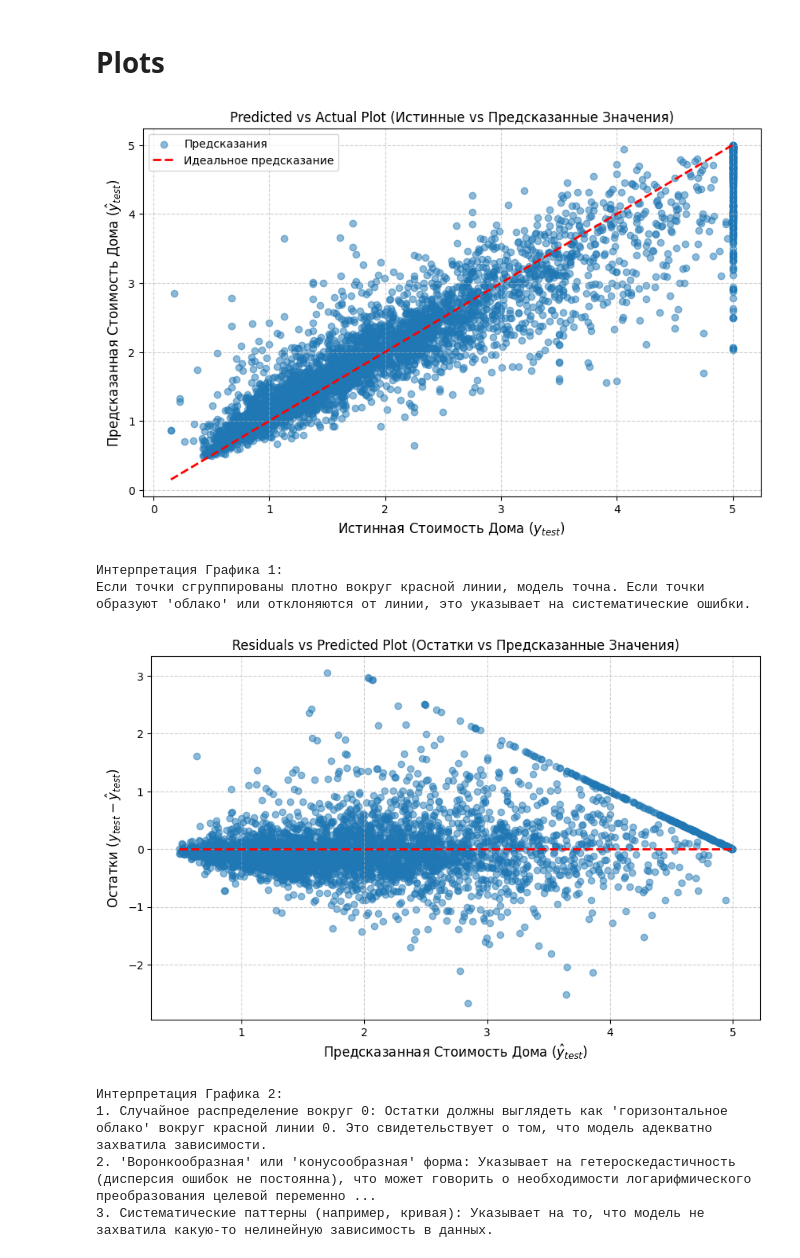
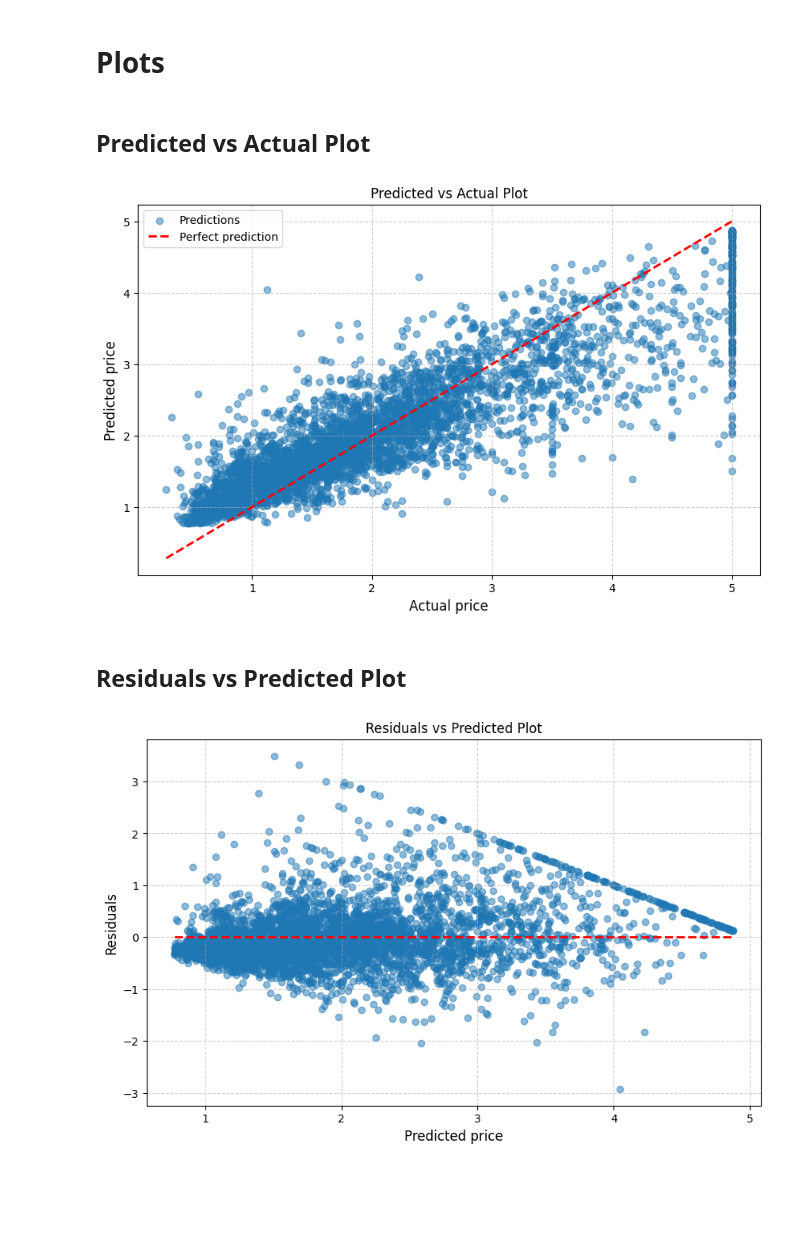
Before and after one commit to smnk-1/data-practicum, a Jupyter notebook: lab1.ipynb, the cells around one changed output. Drawn from its saved outputs; the diff is of its cells as text; code cells hidden in the pictures; blank space fills up the shorter version.

```diff
--- a/lab1.ipynb
+++ b/lab1.ipynb
@@ -143,0 +149,4 @@ Best parameters: {'n_estimators': 500, 'max_depth': 40, 'min_samples_split': 3,
+# %%
+final_model = RandomForestRegressor(**best_params, random_state=42, n_jobs=-1)
+final_model.fit(X_train, y_train)
+y_pred_test = final_model.predict(X_train)
@@ -163,21 +183,17 @@ residuals = y_test - y_pred_test
+# %% [markdown]
+## Predicted vs Actual Plot
 # %%
-# Predicted vs Actual Plot
 plt.figure(figsize=(10, 6))
-# Точки (истинное значение, предсказанное значение)
-plt.scatter(y_test, y_pred_test, alpha=0.5, label='Предсказания')
-# Идеальная линия предсказания (y = x)
-plt.plot([y_test.min(), y_test.max()], [y_test.min(), y_test.max()], 'r--', lw=2, label='Идеальное предсказание')
+plt.scatter(y_test, y_pred_test, alpha=0.5, label='Predictions')
+plt.plot([y_test.min(), y_test.max()], [y_test.min(), y_test.max()], 'r--', lw=2, label='Perfect prediction') # y=x
 
-plt.title('Predicted vs Actual Plot (Истинные vs Предсказанные Значения)')
-plt.xlabel('Истинная Стоимость Дома ($y_{test}$)', fontsize=12)
-plt.ylabel('Предсказанная Стоимость Дома ($\hat{y}_{test}$)', fontsize=12)
+plt.title('Predicted vs Actual Plot')
+plt.xlabel('Actual price', fontsize=12)
+plt.ylabel('Predicted price', fontsize=12)
 plt.legend()
 plt.grid(True, linestyle='--', alpha=0.6)
 plt.show()
-
-print("\nИнтерпретация Графика 1:")
-print("Если точки сгруппированы плотно вокруг красной линии, модель точна. Если точки образуют 'облако' или отклоняются от линии, это указывает на систематические ошибки.")
 # %% [output]
-[figure, old version]
+[figure, new version]
-Интерпретация Графика 1:
-Если точки сгруппированы плотно вокруг красной линии, модель точна. Если точки образуют 'облако' или отклоняются от линии, это указывает на систематические ошибки.
+# %% [markdown]
+## Residuals vs Predicted Plot
@@ -184,24 +202,12 @@ print("Если точки сгруппированы плотно вокруг
 # %%
-#Residuals vs Predicted Plot
 plt.figure(figsize=(10, 6))
-# Точки (Предсказанное значение, Остаток)
 plt.scatter(y_pred_test, residuals, alpha=0.5)
-# Горизонтальная линия 0
 plt.hlines(y=0, xmin=y_pred_test.min(), xmax=y_pred_test.max(), color='red', linestyle='--', lw=2)
 
-plt.title('Residuals vs Predicted Plot (Остатки vs Предсказанные Значения)')
-plt.xlabel('Предсказанная Стоимость Дома ($\hat{y}_{test}$)', fontsize=12)
-plt.ylabel('Остатки ($y_{test} - \hat{y}_{test}$)', fontsize=12)
+plt.title('Residuals vs Predicted Plot')
+plt.xlabel('Predicted price', fontsize=12)
+plt.ylabel('Residuals', fontsize=12)
 plt.grid(True, linestyle='--', alpha=0.6)
 plt.show()
-
-print("\nИнтерпретация Графика 2:")
-print("1. Случайное распределение вокруг 0: Остатки должны выглядеть как 'горизонтальное облако' вокруг красной линии 0. Это свидетельствует о том, что модель адекватно захватила зависимости.")
-print("2. 'Воронкообразная' или 'конусообразная' форма: Указывает на гетероскедастичность (дисперсия ошибок не постоянна), что может говорить о необходимости логарифмического преобразования целевой переменной или использования других моделей.")
-print("3. Систематические паттерны (например, кривая): Указывает на то, что модель не захватила какую-то нелинейную зависимость в данных.")
 # %% [output]
-[figure, old version]
+[figure, new version]
-Интерпретация Графика 2:
-1. Случайное распределение вокруг 0: Остатки должны выглядеть как 'горизонтальное облако' вокруг красной линии 0. Это свидетельствует о том, что модель адекватно захватила зависимости.
-2. 'Воронкообразная' или 'конусообразная' форма: Указывает на гетероскедастичность (дисперсия ошибок не постоянна), что может говорить о необходимости логарифмического преобразования целевой переменно ...
-3. Систематические паттерны (например, кривая): Указывает на то, что модель не захватила какую-то нелинейную зависимость в данных.
```
Also changed, not shown: parts of 11 cells of this notebook.
